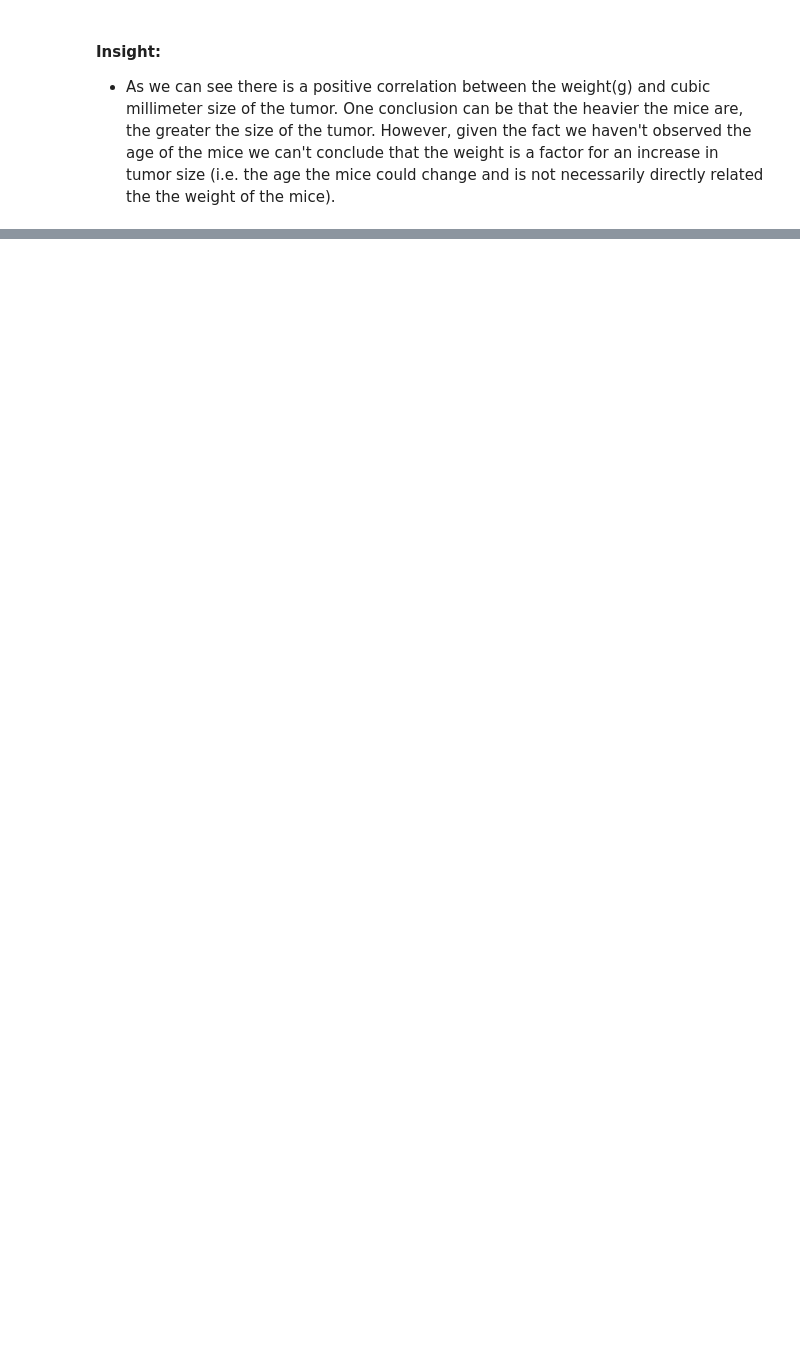
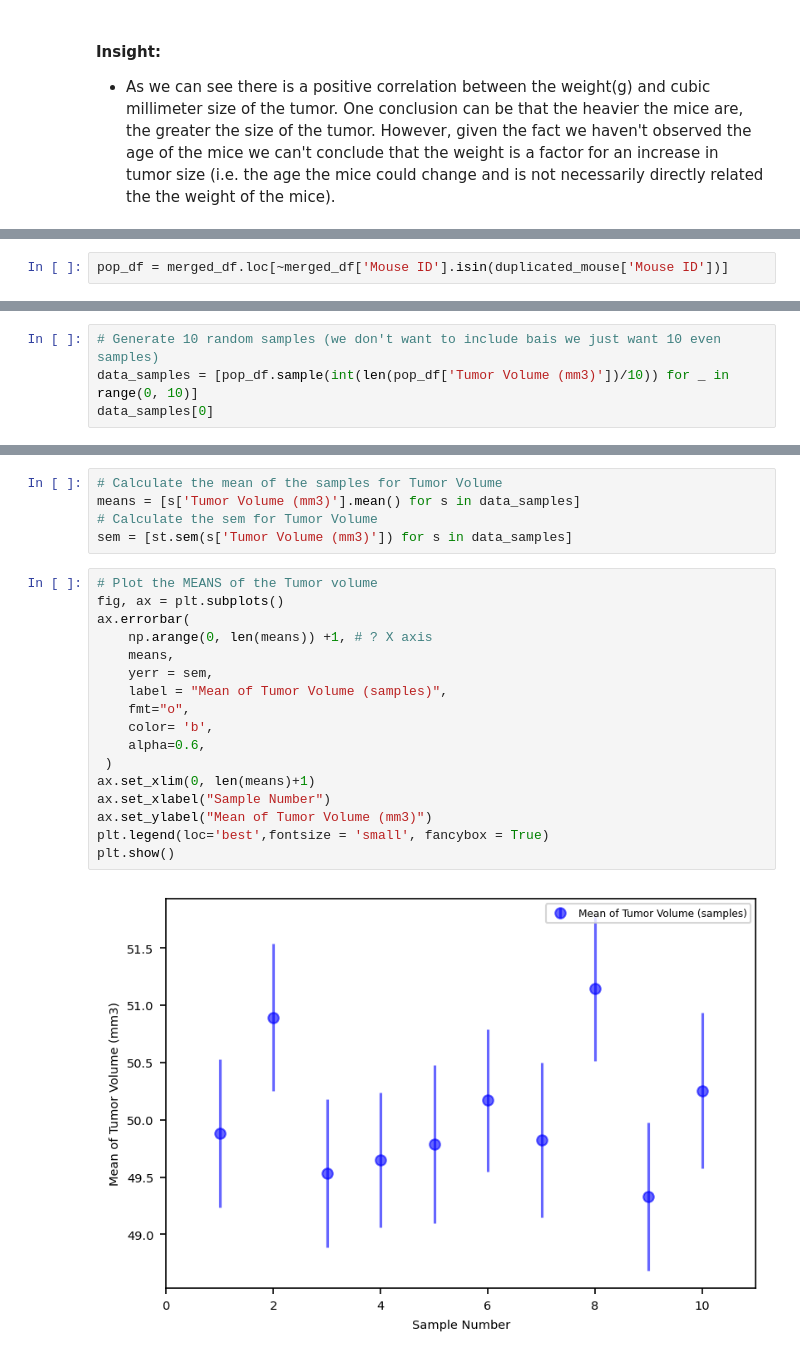
Before and after one commit to Kokolipa/cancer_analysis, a Jupyter notebook: Starter_Code/Pymaceuticals/pymaceuticals_starter.ipynb, the cells around one changed output, grey strips where cells are left out. Cells and saved outputs as stored; diff of their text form; blank space fills up the shorter version.

Commit message:
Modifying the notebook - adding the sample analysis

```diff
--- a/Starter_Code/Pymaceuticals/pymaceuticals_starter.ipynb
+++ b/Starter_Code/Pymaceuticals/pymaceuticals_starter.ipynb
@@ -446,0 +453,2 @@ plt.show()
+# %%
+pop_df = merged_df.loc[~merged_df['Mouse ID'].isin(duplicated_mouse['Mouse ID'])]
@@ -446,0 +461,4 @@ plt.show()
+# %%
+# Generate 10 random samples (we don't want to include bais we just want 10 even samples)
+data_samples = [pop_df.sample(int(len(pop_df['Tumor Volume (mm3)'])/10)) for _ in range(0, 10)]
+data_samples[0]
@@ -446,0 +479,24 @@ plt.show()
+# %%
+# Calculate the mean of the samples for Tumor Volume
+means = [s['Tumor Volume (mm3)'].mean() for s in data_samples]
+# Calculate the sem for Tumor Volume
+sem = [st.sem(s['Tumor Volume (mm3)']) for s in data_samples]
+# %%
+# Plot the MEANS of the Tumor volume
+fig, ax = plt.subplots()
+ax.errorbar(
+    np.arange(0, len(means)) +1, # ? X axis
+    means,
+    yerr = sem,
+    label = "Mean of Tumor Volume (samples)",
+    fmt="o",
+    color= 'b',
+    alpha=0.6,
+ )
+ax.set_xlim(0, len(means)+1)
+ax.set_xlabel("Sample Number")
+ax.set_ylabel("Mean of Tumor Volume (mm3)")
+plt.legend(loc='best',fontsize = 'small', fancybox = True)
+plt.show()
+# %% [output]
+[figure, added]
```
Also changed, not shown: parts of 7 cells of this notebook.
